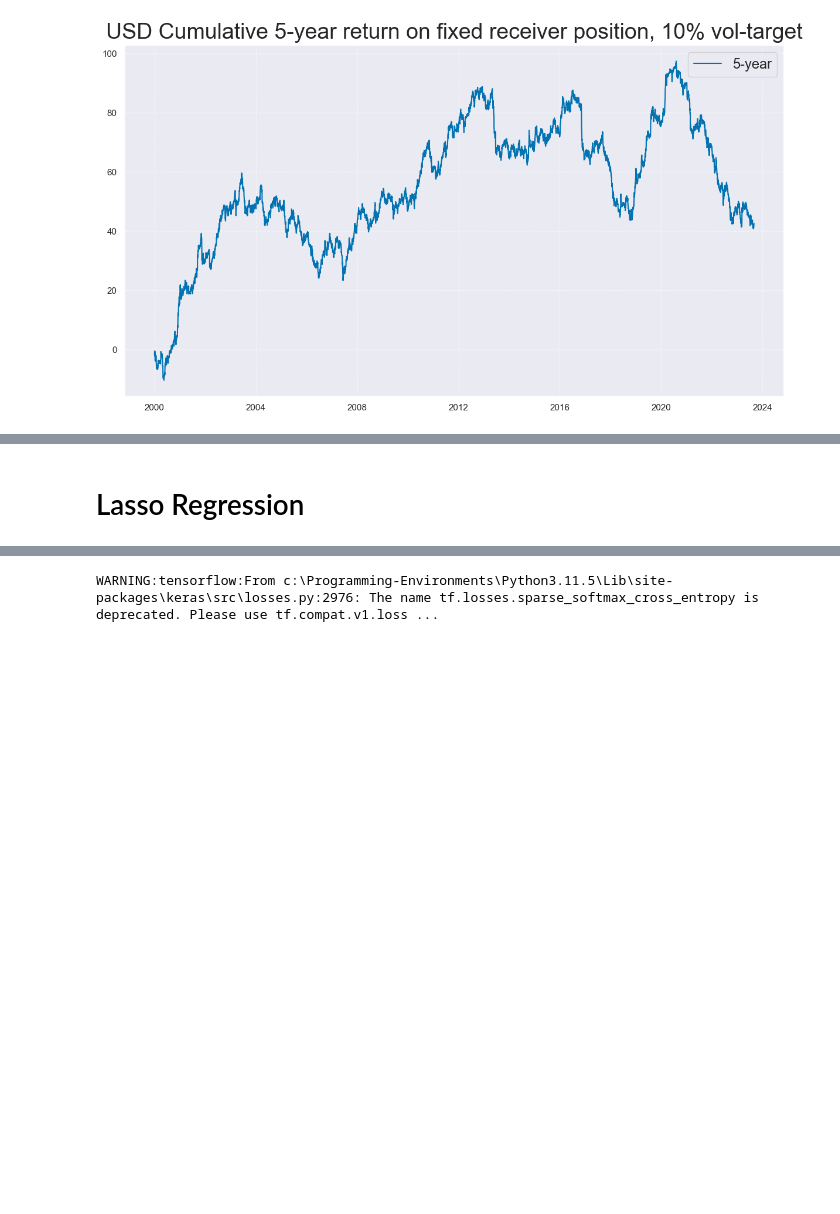
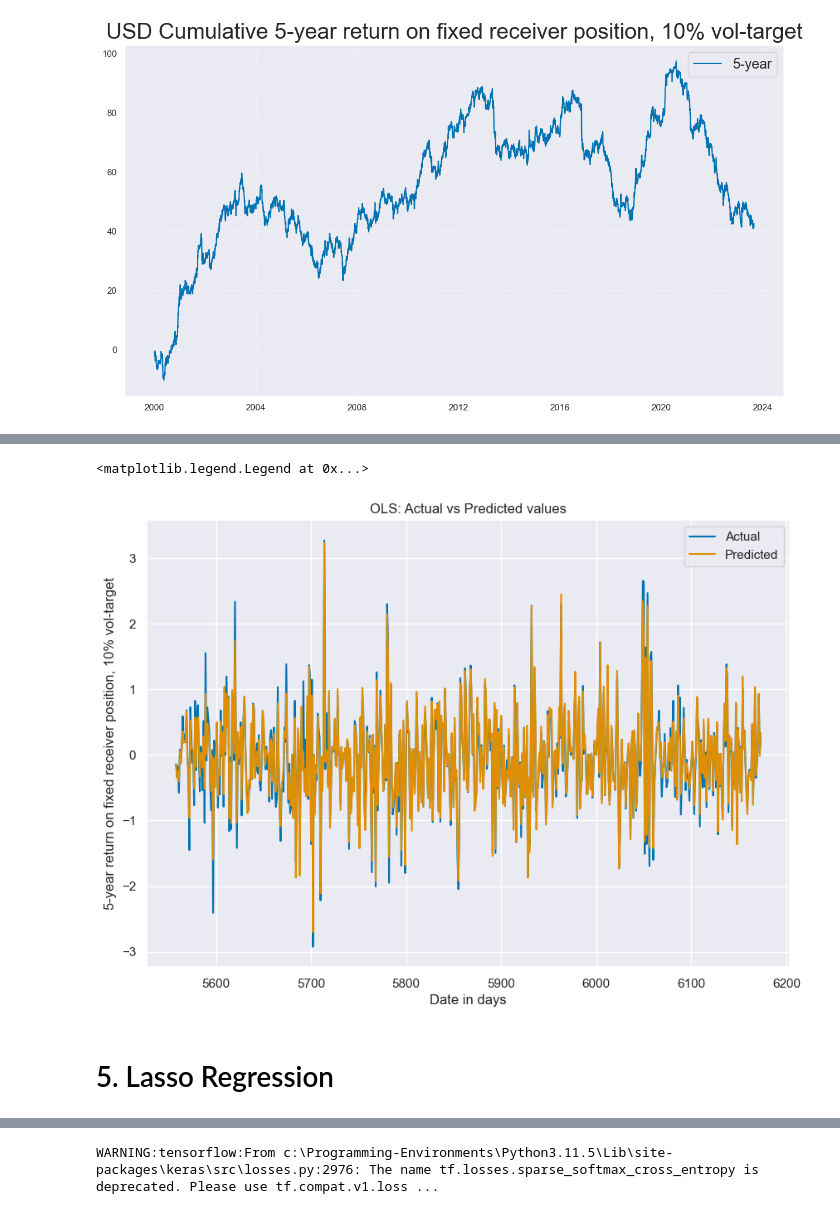
Before and after one commit to ddav118/COMS4995-Project, a Jupyter notebook: Final_Project.ipynb, the cells around one changed output, grey strips where cells are left out. Saved outputs shown, nothing was run; the diff lists cells and outputs as text; code cells hidden in the pictures; blank space fills up the shorter version.

```diff
--- a/Final_Project.ipynb
+++ b/Final_Project.ipynb
@@ -370,2 +419,14 @@ for i in range(len(alphas)):
+# %%
+# plot the predicted vs actual values, over time
+plt.figure(figsize=(10, 7))
+plt.plot(y_test.index, y_test, label="Actual")
+plt.plot(y_test.index, y_pred_test_ridge, label="Predicted")
+plt.xlabel("Date in days")
+plt.ylabel("5-year return on fixed receiver position, 10% vol-target")
+plt.title("OLS: Actual vs Predicted values")
+plt.legend()
+# %% [output]
+<matplotlib.legend.Legend at 0x...>
+[figure, added]
 # %% [markdown]
-# Lasso Regression
+# 5. Lasso Regression
```
Also changed, not shown: parts of 41 cells of this notebook.
